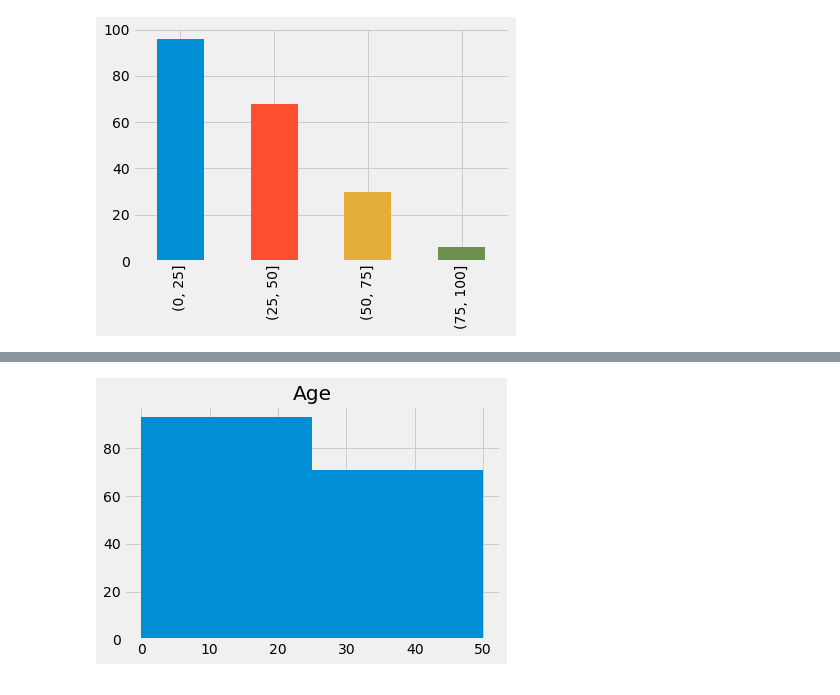
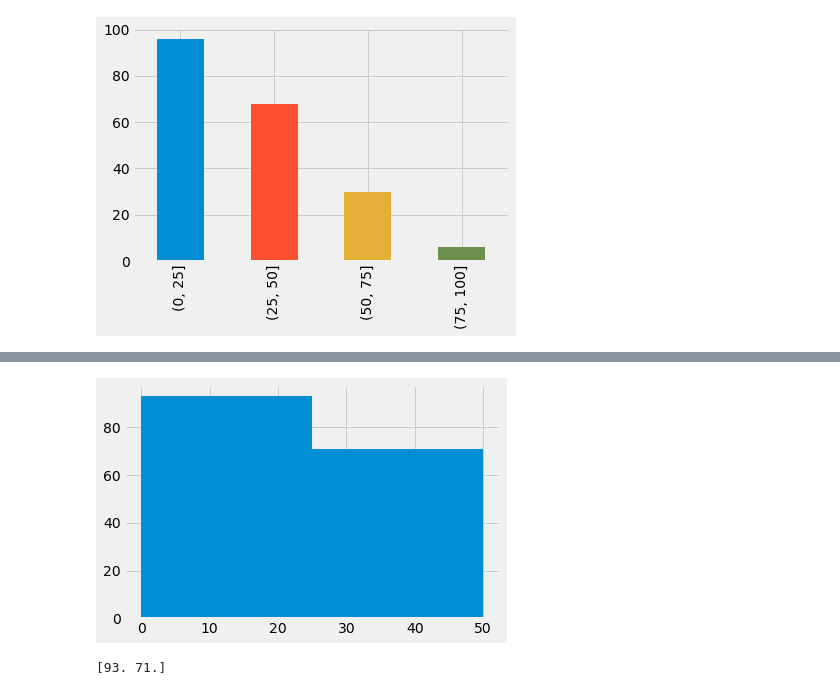
Before and after one commit to pmgasper/Berkeley_DataScience, a Jupyter notebook: lec08_histograms.ipynb, the cells around one changed output, grey strips where cells are left out. Drawn from its saved outputs; the diff is of its cells as text; code cells hidden in the pictures.

```diff
--- a/lec08_histograms.ipynb
+++ b/lec08_histograms.ipynb
@@ -158,5 +195,7 @@ Name: Age, dtype: int64
 # %%
-top_movies.hist('Age', bins=bins)
+ns, bins, patches = plt.hist(top_movies.Age.values, bins=bins)
 plt.show()
+print(ns) # Counts per cell
 # %% [output]
-[figure, old version]
+[figure, new version]
+[93. 71.]
```
Also changed, not shown: parts of 9 cells of this notebook.
